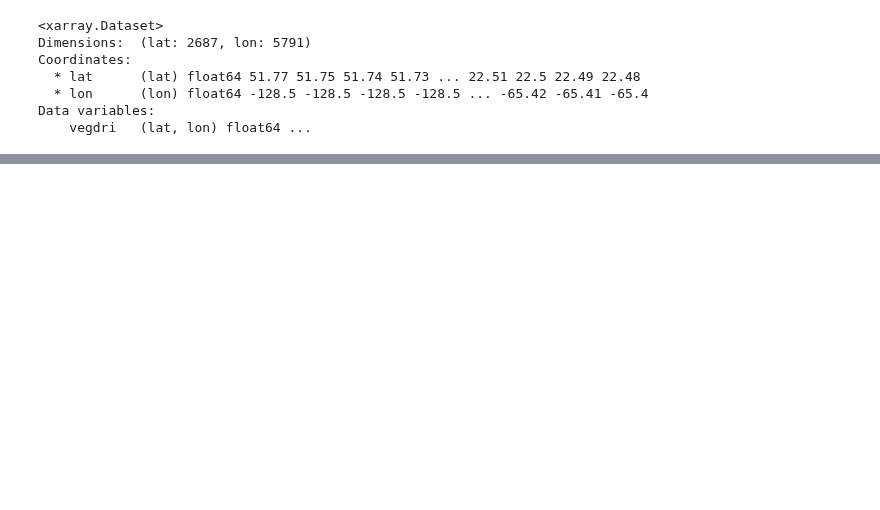
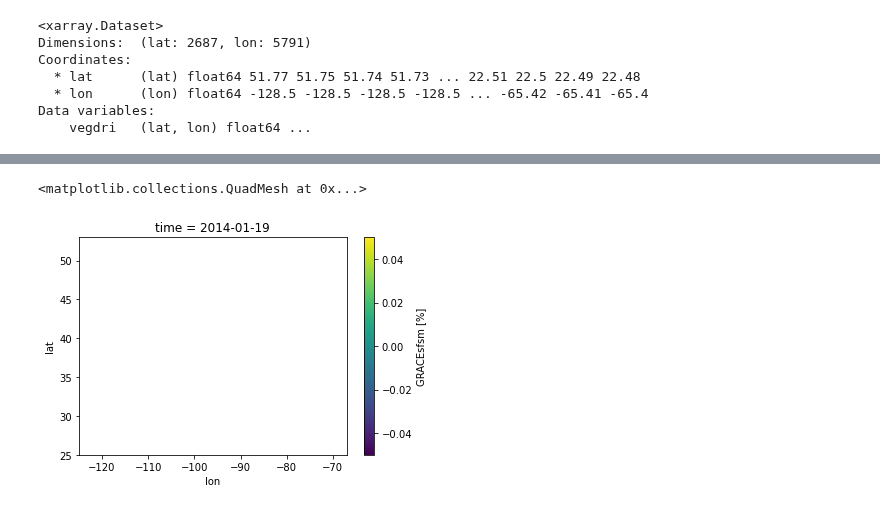
Before and after one commit to UW-Hydro/drought_impact, a Jupyter notebook: Notebooks/connect_to_opendap.ipynb, the cells around one changed output, grey strips where cells are left out. Saved outputs shown, nothing was run; the diff lists cells and outputs as text; code cells hidden in the pictures; blank space fills up the shorter version.

```diff
--- a/Notebooks/connect_to_opendap.ipynb
+++ b/Notebooks/connect_to_opendap.ipynb
@@ -40,0 +235,3 @@ Data variables:
+# %%
+grace_sample = xr.open_dataset(f"{dirPath}/DROUGHT_LAYERS/GRACE/GRACEsfsm_20211108.nc")
+grace_sample['GRACEsfsm']
@@ -40,0 +256,36 @@ Data variables:
+# %%
+grace_dates = pd.date_range('2014-01-13', '2021-11-08', freq='W')
+
+empty = np.empty((len(grace_sample['lat'].values), len(grace_sample['lon'].values), len(grace_dates))) * np.nan
+
+grace = xr.Dataset(
+    coords = dict(
+        lat = grace_sample['lat'].values,
+        lon = grace_sample['lon'].values,
+        time = grace_dates
+    ),
+    data_vars = dict(
+        GRACEsfsm=(['lat','lon','time'], empty),
+        GRACErtzsm=(['lat','lon','time'], empty),
+        GRACEgws=(['lat','lon','time'], empty),
+    )
+)
+# %%
+loop = tqdm(grace_dates)
+for date in loop:
+    simp_date = date.strftime('%Y%m%d')
+    loop.set_description(str(date))
+    # using try-except in case there are holes in the data
+    for var in ['GRACEsfsm','GRACErtzsm','GRACEgws']:
+        try:
+            grace[var].loc[{'time':date}] = xr.open_dataset(f"{dirPath}/DROUGHT_LAYERS/GRACE/{var}_{simp_date}.nc")[var].values
+        except:
+            pass
+# %%
+for var in ['GRACEsfsm','GRACErtzsm','GRACEgws']:
+    grace[var].attrs = xr.open_dataset(f"{dirPath}/DROUGHT_LAYERS/GRACE/{var}_20211108.nc")[var].attrs
+# %%
+grace['GRACEsfsm'].isel(time=0).plot()
+# %% [output]
+<matplotlib.collections.QuadMesh at 0x...>
+[figure, added]
```
Also changed, not shown: parts of 30 cells of this notebook.
